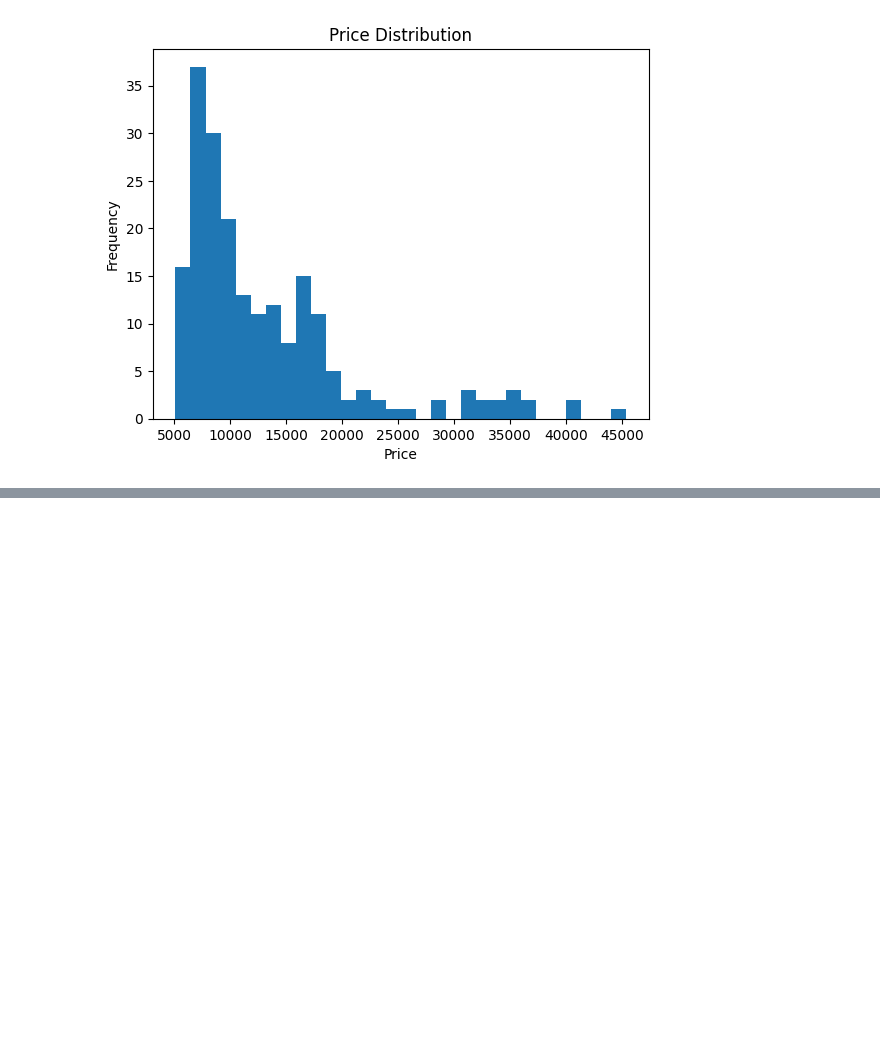
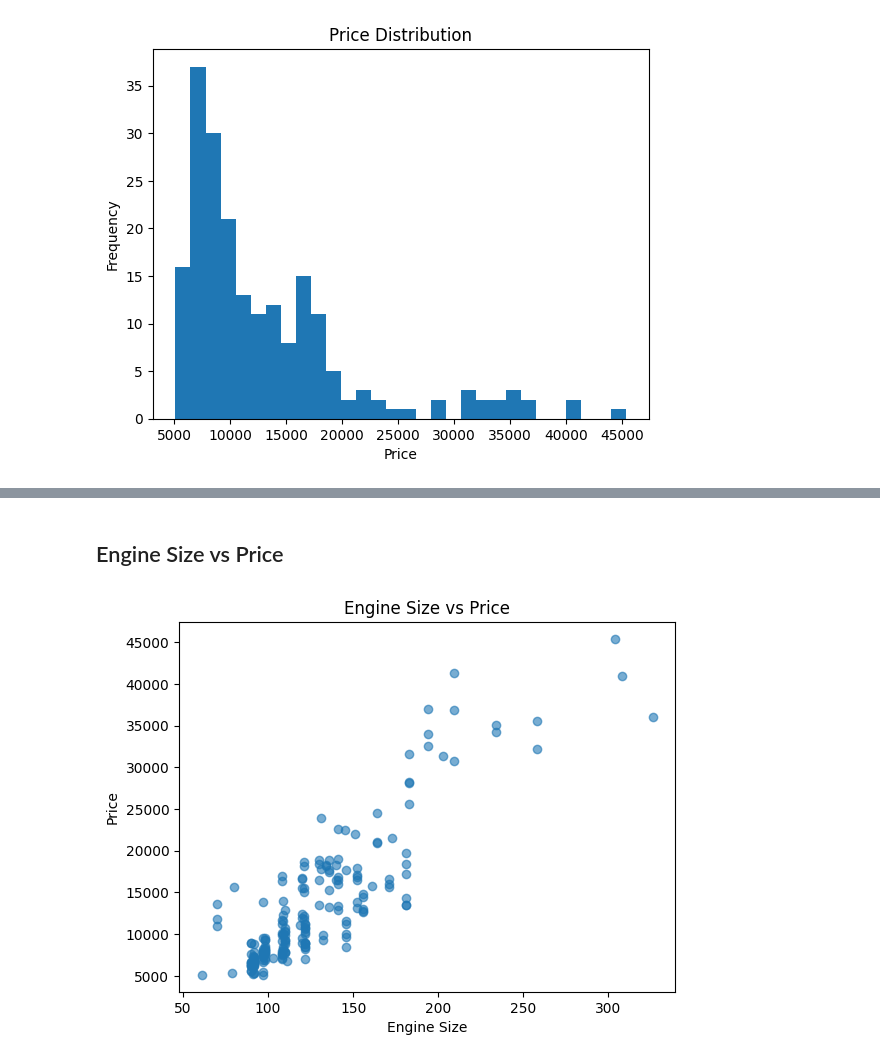
Before and after one commit to ramaz-abdelgadir/The-car-prices, a Jupyter notebook: jupyter_notebooks/data_visualisation.ipynb, the cells around one changed output, grey strips where cells are left out. Saved outputs shown, nothing was run; the diff lists cells and outputs as text; code cells hidden in the pictures; blank space fills up the shorter version.

```diff
--- a/jupyter_notebooks/data_visualisation.ipynb
+++ b/jupyter_notebooks/data_visualisation.ipynb
@@ -171,0 +185,10 @@ plt.show()
+# %% [markdown]
+## Engine Size vs Price
+# %%
+plt.figure()
+plt.scatter(df["enginesize"], df["price"], alpha=0.6)
+plt.title("Engine Size vs Price"); plt.xlabel("Engine Size"); plt.ylabel("Price")
+plt.savefig(FIG_DIR / "mpl_enginesize_vs_price_scatter.png", bbox_inches="tight", dpi=150)
+plt.show()
+# %% [output]
+[figure, added]
```
Also changed, not shown: parts of 16 cells of this notebook, 1 other file.
